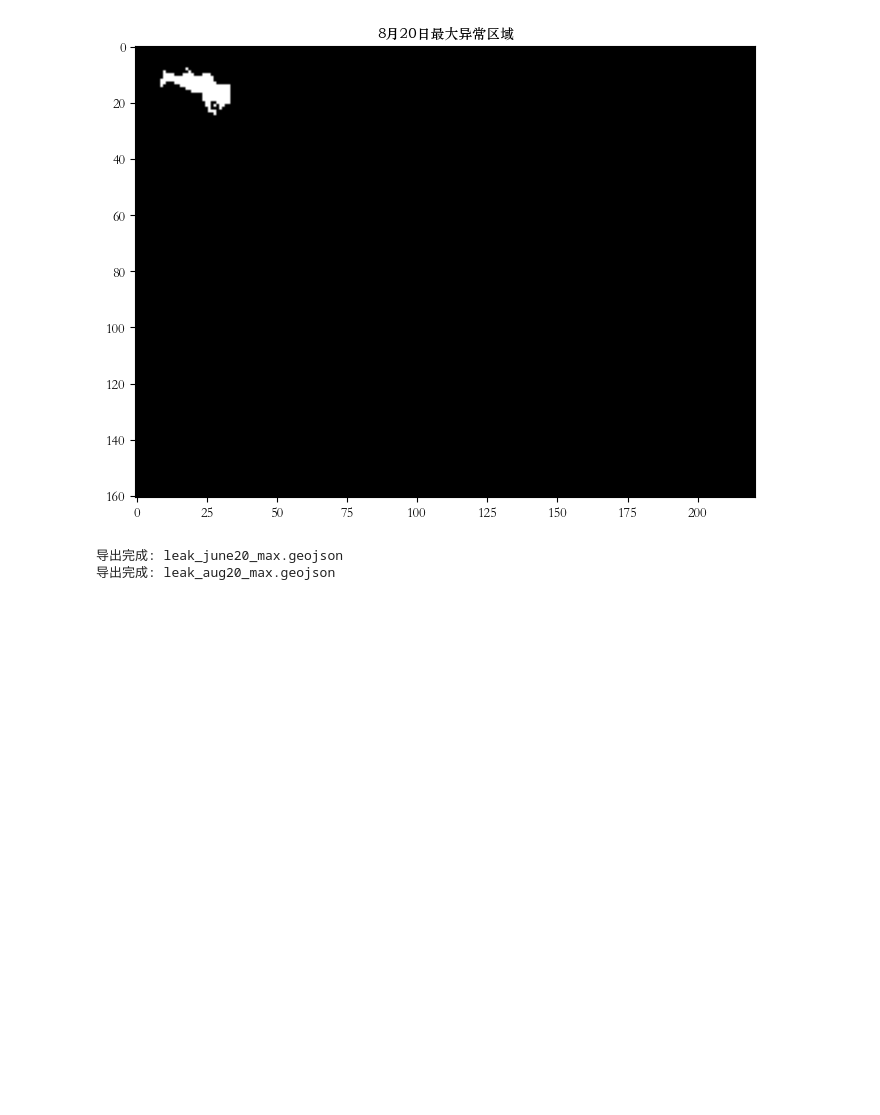
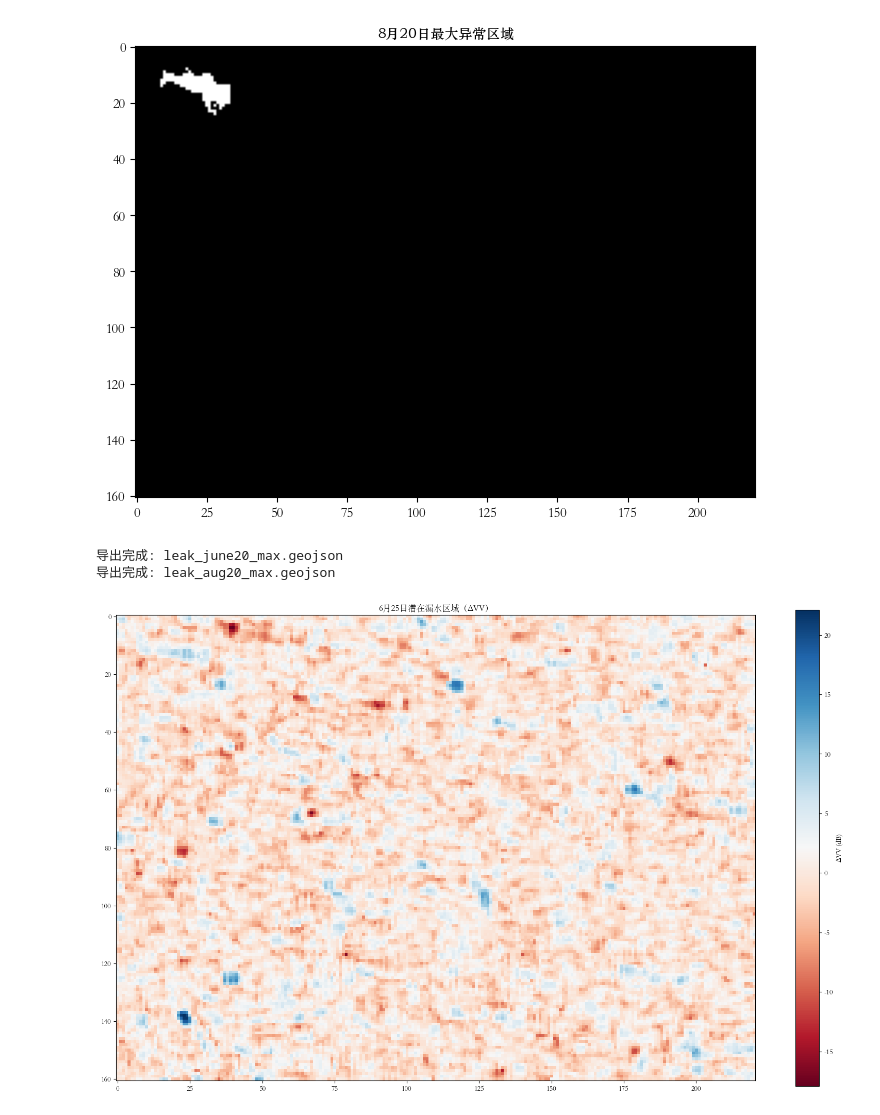
Before and after one commit to think2times/Fastrack, a Jupyter notebook: Doing/ai/linkage-control/satelite detection.ipynb, the cells around one changed output. Cells and saved outputs as stored; diff of their text form; code cells hidden in the pictures; blank space fills up the shorter version.

Commit message:
read and learn

```diff
--- a/Doing/ai/linkage-control/satelite detection.ipynb
+++ b/Doing/ai/linkage-control/satelite detection.ipynb
@@ -270,3 +270,90 @@ export_geojson(leak_mask_aug, profile, "leak_aug20_max.geojson")
 [figure]
 导出完成: leak_june20_max.geojson
 导出完成: leak_aug20_max.geojson
+# %%
+import rasterio
+import numpy as np
+import matplotlib.pyplot as plt
+from matplotlib import rcParams
+from rasterio.features import shapes
+import geopandas as gpd
+from shapely.geometry import shape
+
+
+# ----------------------------
+# 1️⃣ 配置文件路径
+# ----------------------------
+tif_june = "../data/S1_June25.tif"     # 6月25日
+tif_dry = "../data/S1_DrySeason.tif"   # 干燥期
+
+# ----------------------------
+# 2️⃣ 读取波段函数
+# ----------------------------
+def read_vv_vh(tif_path):
+    with rasterio.open(tif_path) as src:
+        count = src.count
+        if count >= 2:
+            vv = src.read(1)
+            vh = src.read(2)
+        else:
+            vv = src.read(1)
+            vh = None
+        profile = src.profile
+    return vv, vh, profile
+
+vv_june, vh_june, profile = read_vv_vh(tif_june)
+vv_dry, vh_dry, _ = read_vv_vh(tif_dry)
+
+# ----------------------------
+# 3️⃣ 计算异常指标
+# ----------------------------
+# ΔVV: 当前日期 vs 干燥期
+delta_vv_june = vv_june - vv_dry
+
+# VH/VV 湿度指数
+def wetness_index(vv, vh):
+    if vh is None:
+        return None
+    return np.divide(vh, vv, out=np.zeros_like(vv), where=vv!=0)
+
+wetness_june = wetness_index(vv_june, vh_june)
+wetness_delta_june = wetness_june - wetness_index(vv_dry, vh_dry)
+
+# ----------------------------
+# 4️⃣ 可视化 ΔVV
+# ----------------------------
+plt.rcParams['font.sans-serif'] = ['STSong']
+plt.rcParams['axes.unicode_minus'] = False
+
+plt.figure(figsize=(20,12))
+plt.imshow(delta_vv_june, cmap='RdBu')
+plt.colorbar(label='ΔVV (dB)')
+plt.title('6月25日潜在漏水区域（ΔVV）')
+plt.show()
+
+# ----------------------------
+# 5️⃣ 可视化 VH/VV 湿度指数差
+# ----------------------------
+if wetness_delta_june is not None:
+    plt.figure(figsize=(20,12))
+    plt.imshow(wetness_delta_june, cmap='RdBu')
+    plt.colorbar(label='Δ VH/VV')
+    plt.title('6月25日潜在漏水区域（VH/VV）')
+    plt.show()
+
+# ----------------------------
+# 6️⃣ 标记异常区域并导出为 GeoJSON
+# ----------------------------
+def export_leak_mask(delta_array, profile, threshold, out_file):
+    mask = delta_array > threshold
+    # 转换为矢量
+    shapes_gen = shapes(mask.astype(np.uint8), mask=mask, transform=profile['transform'])
+    geoms = [shape(geom) for geom, val in shapes_gen if val == 1]
+    gdf = gpd.GeoDataFrame(geometry=geoms, crs=profile['crs'])
+    gdf.to_file(out_file, driver='GeoJSON')
+    print(f"导出完成: {out_file}")
+
+# 设置阈值，例如 ΔVV > 2 dB
+export_leak_mask(delta_vv_june, profile, threshold=2, out_file="leak_june25.geojson")
+# %% [output]
+[figure, added]
```
Also changed, not shown: parts of 2 cells of this notebook, 5 other files.
